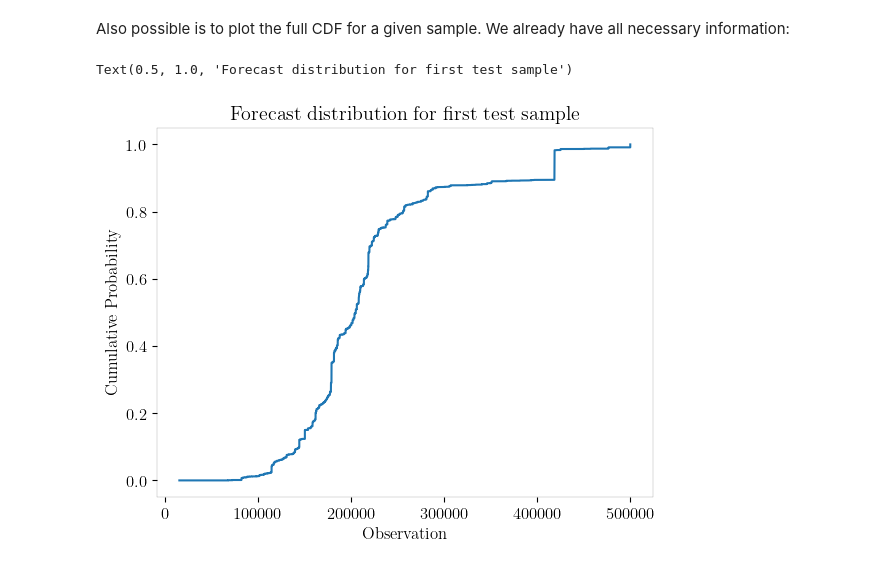
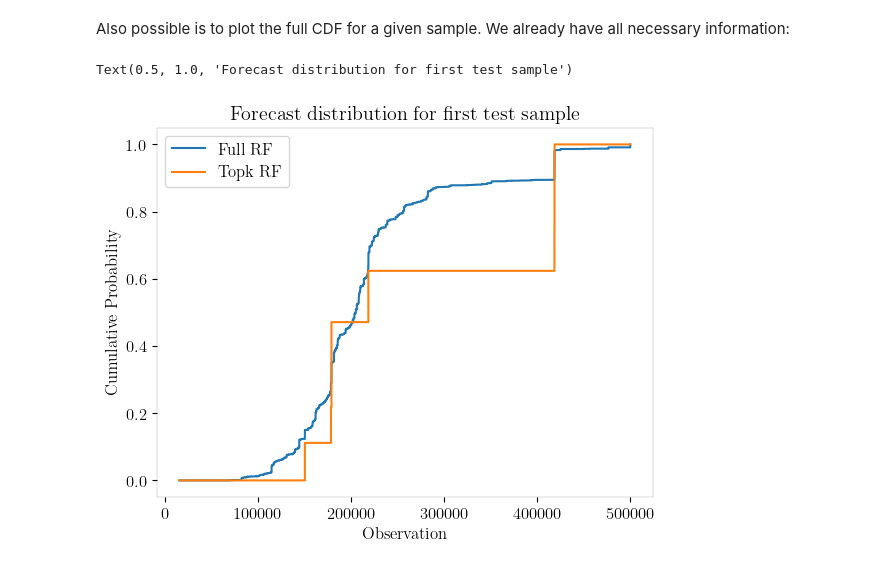
Before and after one commit to kosnil/simplify_rf_dist, a Jupyter notebook: minimal_working_example.ipynb, the cells around one changed output. Saved outputs shown, nothing was run; the diff lists cells and outputs as text; code cells hidden in the pictures.

```diff
--- a/minimal_working_example.ipynb
+++ b/minimal_working_example.ipynb
@@ -245,14 +245,16 @@ Also possible is to plot the full CDF for a given sample. We already have all ne
 # %%
 target_sort = np.argsort(y_train)
 y_train_sorted = y_train[target_sort]
 
 w_sorted = w_all[:, target_sort]
 # Since the target is log-transformed, it's useful to bring it back to the original scale such that the CDF is easier to interpret
 
-plt.plot(np.exp(y_train_sorted), np.cumsum(w_sorted[0, :]))
+plt.plot(np.exp(y_train_sorted), np.cumsum(w_sorted[0, :]), label='Full RF')
+plt.plot(np.exp(y_train_sorted), np.cumsum(w_k[0, target_sort]), label='Topk RF')
+plt.legend()
 plt.xlabel('Observation')
 plt.ylabel('Cumulative Probability')
 plt.title('Forecast distribution for first test sample')
 # %% [output]
 Text(0.5, 1.0, 'Forecast distribution for first test sample')
-[figure, old version]
+[figure, new version]
```
Also changed, not shown: parts of 9 cells of this notebook.
